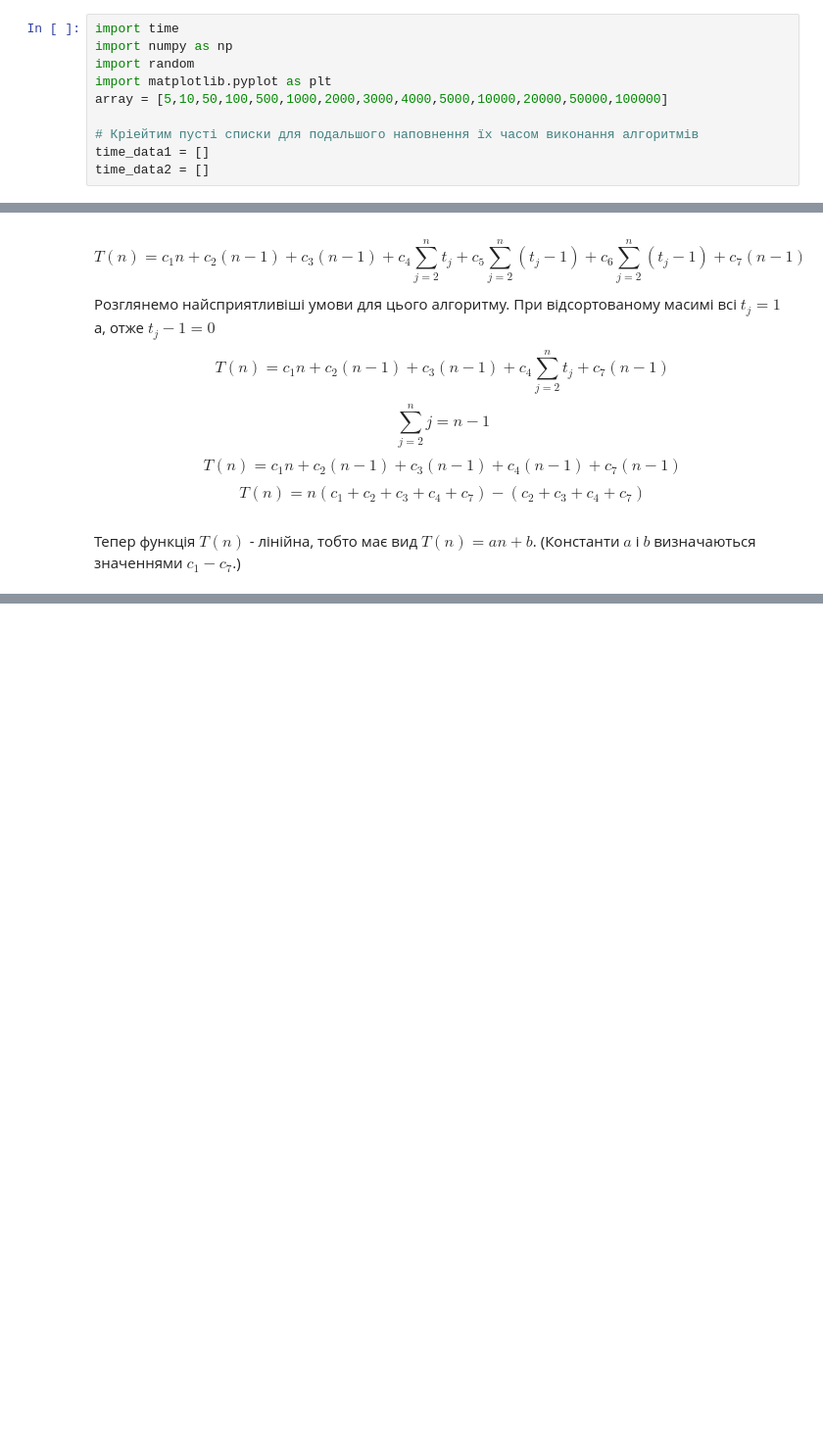
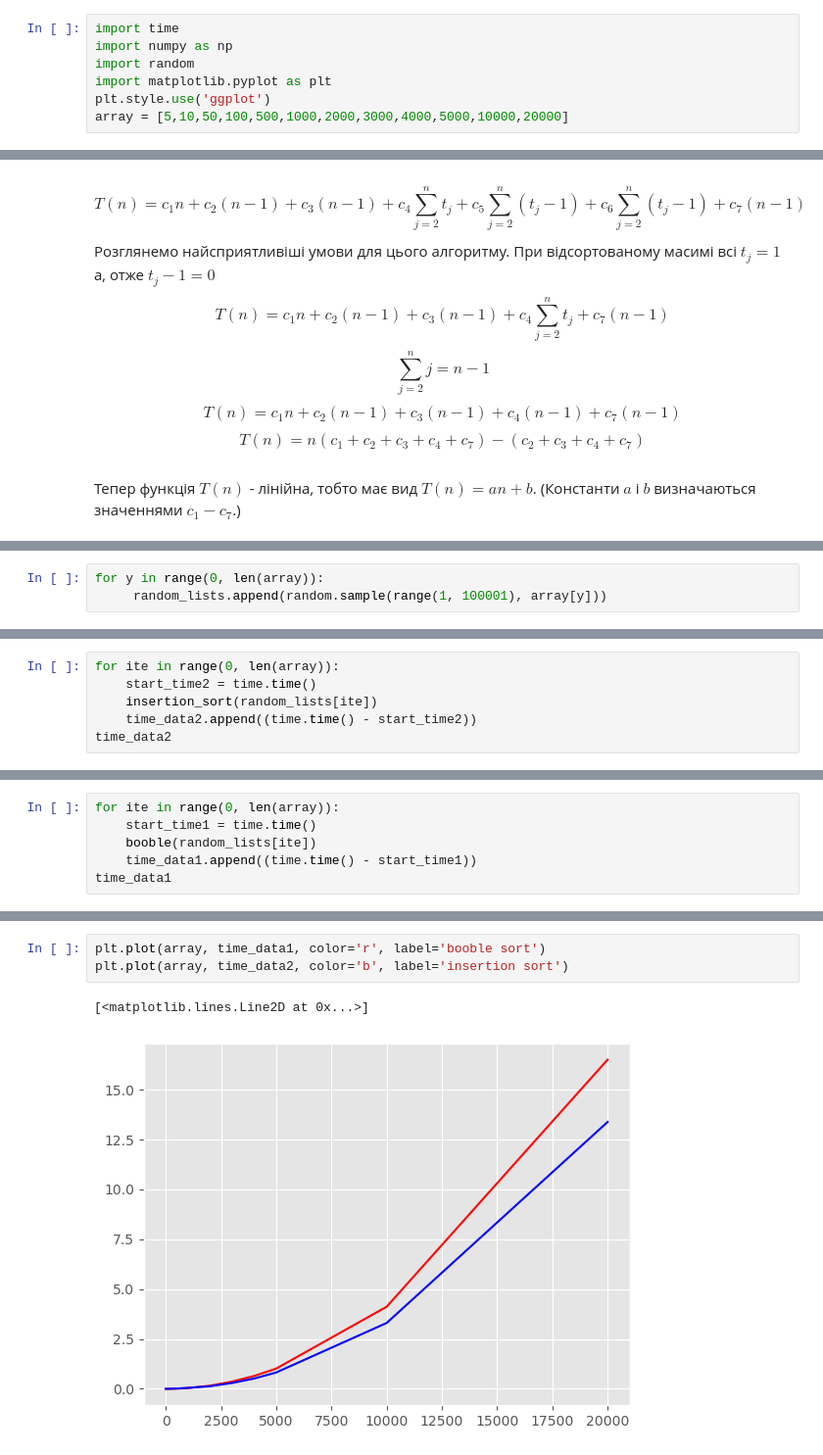
Before and after one commit to whytereshchenko/Algorithms-and-calculation-methods, a Jupyter notebook: LB2/lab_2_Tereshchenko.ipynb, the cells around one changed output, grey strips where cells are left out. Shown at 98% size. Saved outputs shown, nothing was run; the diff lists cells and outputs as text; blank space fills up the shorter version.

```diff
--- a/LB2/lab_2_Tereshchenko.ipynb
+++ b/LB2/lab_2_Tereshchenko.ipynb
@@ -26,11 +26,8 @@ import time
 import numpy as np
 import random
 import matplotlib.pyplot as plt
-array = [5,10,50,100,500,1000,2000,3000,4000,5000,10000,20000,50000,100000]
-
-# Кріейтим пусті списки для подальшого наповнення їх часом виконання алгоритмів
-time_data1 = []
-time_data2 = []
+plt.style.use('ggplot')
+array = [5,10,50,100,500,1000,2000,3000,4000,5000,10000,20000]
 # %%
 start_time2 = time.time()
 
@@ -207,0 +113,3 @@ $$
+# %%
+for y in range(0, len(array)):
+     random_lists.append(random.sample(range(1, 100001), array[y]))
@@ -207,0 +131,6 @@ $$
+# %%
+for ite in range(0, len(array)):
+    start_time2 = time.time()
+    insertion_sort(random_lists[ite])
+    time_data2.append((time.time() - start_time2))
+time_data2
@@ -207,0 +150,6 @@ $$
+# %%
+for ite in range(0, len(array)):
+    start_time1 = time.time()
+    booble(random_lists[ite])
+    time_data1.append((time.time() - start_time1))
+time_data1
@@ -207,0 +169,6 @@ $$
+# %%
+plt.plot(array, time_data1, color='r', label='booble sort')
+plt.plot(array, time_data2, color='b', label='insertion sort')
+# %% [output]
+[<matplotlib.lines.Line2D at 0x...>]
+[figure, added]
```
Also changed, not shown: parts of 20 cells of this notebook, 1 other file.
